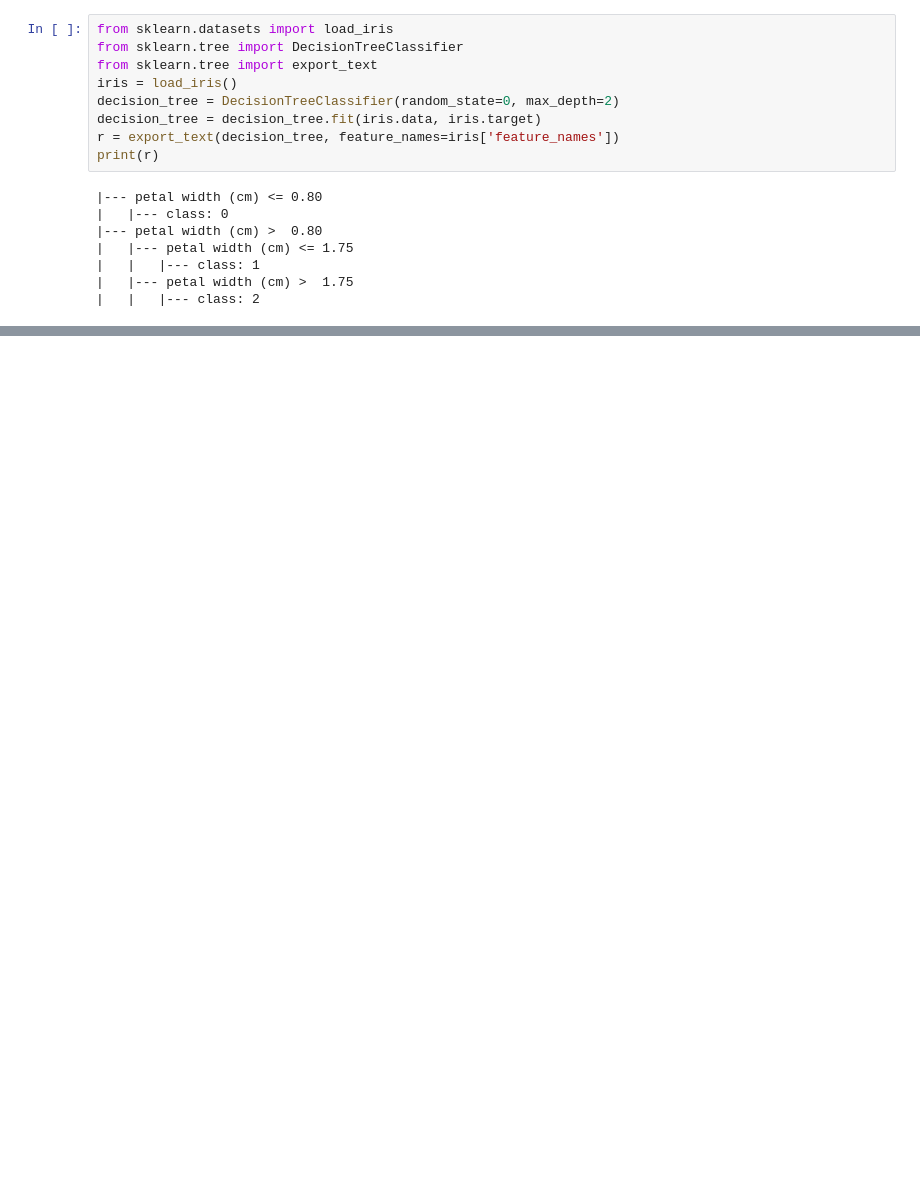
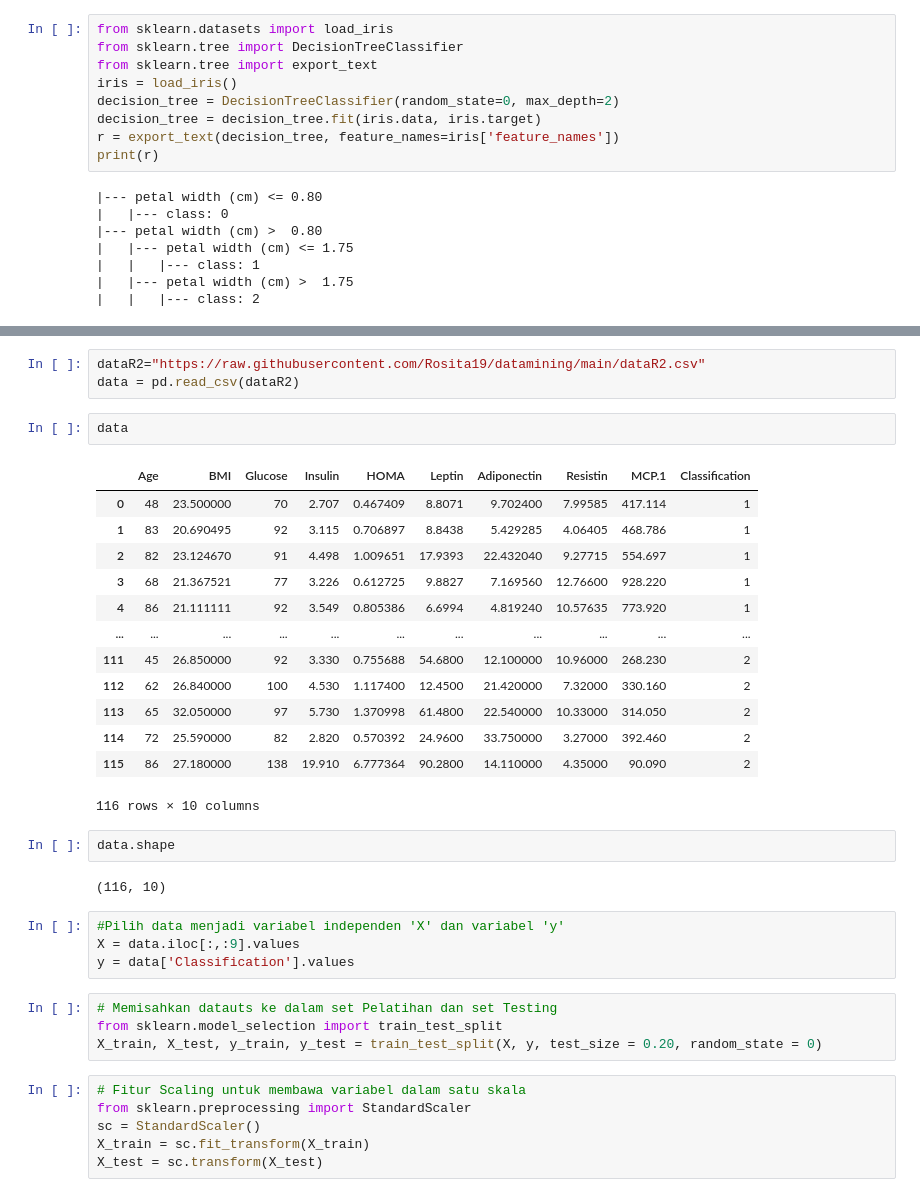
Before and after one commit to Rosita19/datamining, a Jupyter notebook: _sources/Penambangan Data.ipynb, the cells around one changed output, grey strips where cells are left out. Saved outputs shown, nothing was run; the diff lists cells and outputs as text; blank space fills up the shorter version.

```diff
--- a/_sources/Penambangan Data.ipynb
+++ b/_sources/Penambangan Data.ipynb
@@ -1119,0 +1132,37 @@ print(r)
+# %%
+dataR2="https://raw.githubusercontent.com/Rosita19/datamining/main/dataR2.csv"
+data = pd.read_csv(dataR2)
+# %%
+data
+# %% [output]
+|  | Age | BMI | Glucose | Insulin | HOMA | Leptin | Adiponectin | Resistin | MCP.1 | Classification |
+| 0 | 48 | 23.500000 | 70 | 2.707 | 0.467409 | 8.8071 | 9.702400 | 7.99585 | 417.114 | 1 |
+| 1 | 83 | 20.690495 | 92 | 3.115 | 0.706897 | 8.8438 | 5.429285 | 4.06405 | 468.786 | 1 |
+| 2 | 82 | 23.124670 | 91 | 4.498 | 1.009651 | 17.9393 | 22.432040 | 9.27715 | 554.697 | 1 |
+| 3 | 68 | 21.367521 | 77 | 3.226 | 0.612725 | 9.8827 | 7.169560 | 12.76600 | 928.220 | 1 |
+| 4 | 86 | 21.111111 | 92 | 3.549 | 0.805386 | 6.6994 | 4.819240 | 10.57635 | 773.920 | 1 |
+| ... | ... | ... | ... | ... | ... | ... | ... | ... | ... | ... |
+| 111 | 45 | 26.850000 | 92 | 3.330 | 0.755688 | 54.6800 | 12.100000 | 10.96000 | 268.230 | 2 |
+| 112 | 62 | 26.840000 | 100 | 4.530 | 1.117400 | 12.4500 | 21.420000 | 7.32000 | 330.160 | 2 |
+| 113 | 65 | 32.050000 | 97 | 5.730 | 1.370998 | 61.4800 | 22.540000 | 10.33000 | 314.050 | 2 |
+| 114 | 72 | 25.590000 | 82 | 2.820 | 0.570392 | 24.9600 | 33.750000 | 3.27000 | 392.460 | 2 |
+| 115 | 86 | 27.180000 | 138 | 19.910 | 6.777364 | 90.2800 | 14.110000 | 4.35000 | 90.090 | 2 |
+116 rows × 10 columns
+# %%
+data.shape
+# %% [output]
+(116, 10)
+# %%
+#Pilih data menjadi variabel independen 'X' dan variabel 'y'
+X = data.iloc[:,:9].values
+y = data['Classification'].values
+# %%
+# Memisahkan datauts ke dalam set Pelatihan dan set Testing
+from sklearn.model_selection import train_test_split
+X_train, X_test, y_train, y_test = train_test_split(X, y, test_size = 0.20, random_state = 0)
+# %%
+# Fitur Scaling untuk membawa variabel dalam satu skala
+from sklearn.preprocessing import StandardScaler
+sc = StandardScaler()
+X_train = sc.fit_transform(X_train)
+X_test = sc.transform(X_test)
```
Also changed, not shown: parts of 45 cells of this notebook, 6 other files.
